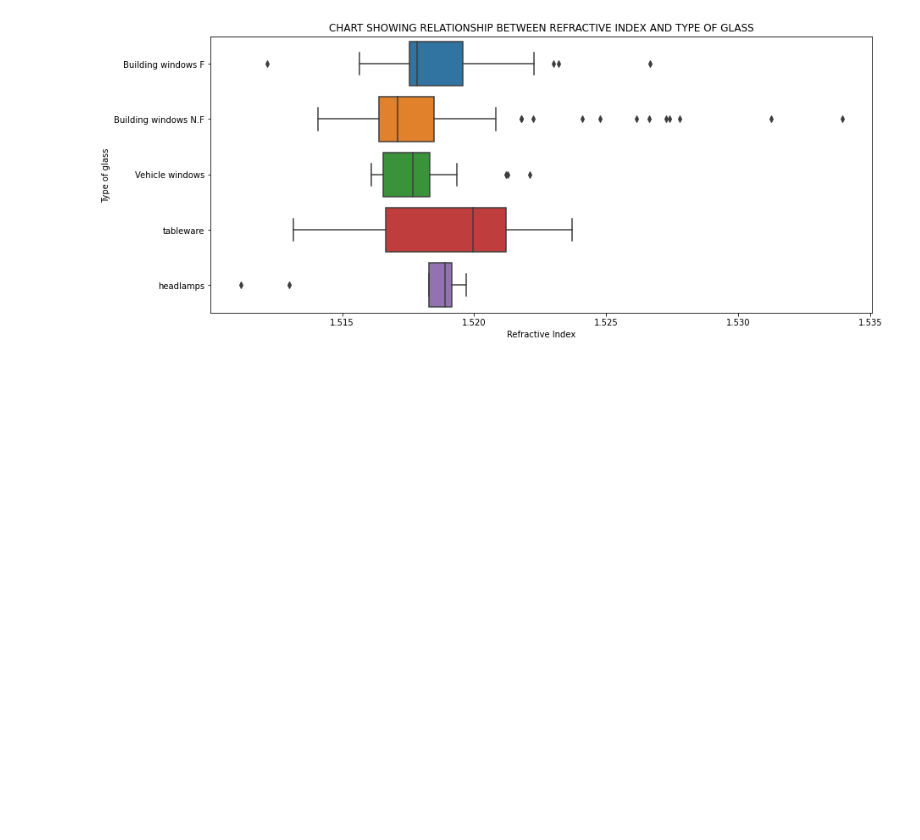
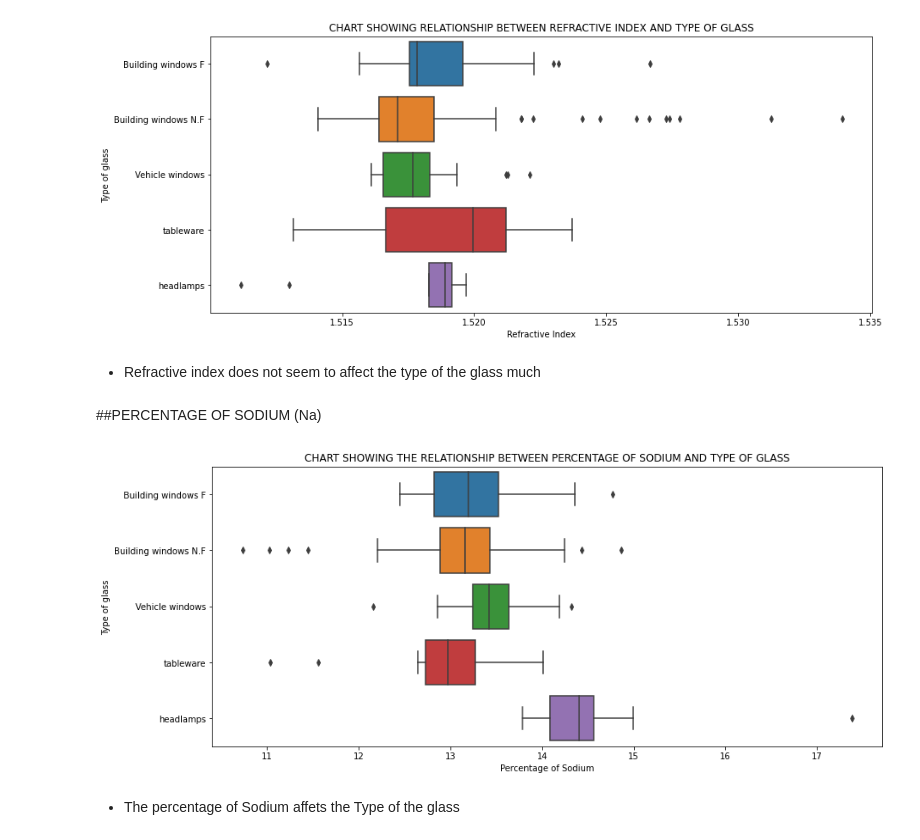
Before and after one commit to MikeDeecode/glass_classification_UCL, a Jupyter notebook: glass_analysis.ipynb, the cells around one changed output. Cells and saved outputs as stored; diff of their text form; code cells hidden in the pictures; blank space fills up the shorter version.

```diff
--- a/glass_analysis.ipynb
+++ b/glass_analysis.ipynb
@@ -107,3 +109,18 @@ plt.ylabel("Type of glass")
 plt.show()
 # %% [output]
 [figure]
+# %% [markdown]
+* Refractive index does not seem to affect the type of the glass much
+# %% [markdown]
+##PERCENTAGE OF SODIUM (Na)
+# %%
+plt.figure(figsize = (14, 6))
+sns.boxplot('Na', 'Type', data = glass_data)
+plt.title("CHART SHOWING THE RELATIONSHIP BETWEEN PERCENTAGE OF SODIUM AND TYPE OF GLASS")
+plt.xlabel("Percentage of Sodium")
+plt.ylabel("Type of glass")
+plt.show()
+# %% [output]
+[figure, added]
+# %% [markdown]
+* The percentage of Sodium affets the Type of the glass
```
Also changed, not shown: parts of 1 cell of this notebook.
